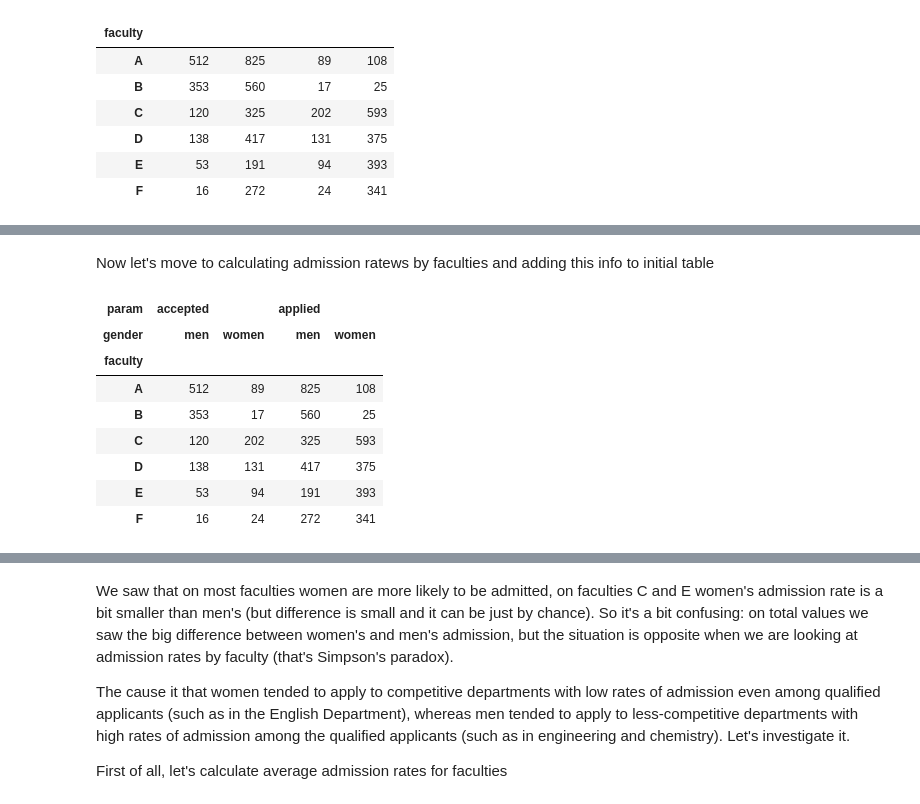
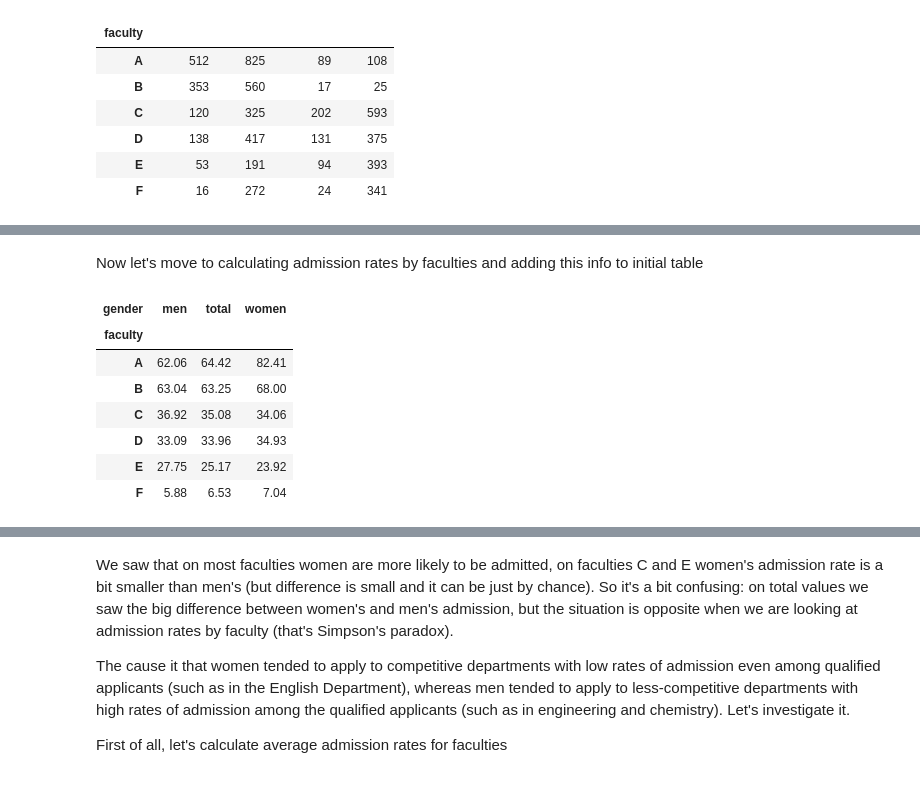
Before and after one commit to feelthelearn/useful_python_code, a Jupyter notebook: Pandas_MultiIndex/multiindex_example.ipynb, the cells around one changed output, grey strips where cells are left out. Cells and saved outputs as stored; diff of their text form; code cells hidden in the pictures.

```diff
--- a/Pandas_MultiIndex/multiindex_example.ipynb
+++ b/Pandas_MultiIndex/multiindex_example.ipynb
@@ -82,0 +85,3 @@ Name: (women, applied), dtype: float64
+# %%
+df_total = (df['men'] + df['women']).T
+df_total.T
@@ -82,0 +97,5 @@ Name: (women, applied), dtype: float64
+# %%
+df_total['gender'] = 'total'
+df_total.set_index('gender', append = True, inplace = True)
+df_total = df_total.reorder_levels(['gender', 'param']).T
+df_total
@@ -82,0 +112,3 @@ Name: (women, applied), dtype: float64
+# %%
+df = pd.concat([df, df_total], axis = 1)
+df
@@ -83,16 +125,15 @@ Name: (women, applied), dtype: float64
 # %% [markdown]
-Now let's move to calculating admission ratews by faculties and adding this info to initial table
+Now let's move to calculating admission rates by faculties and adding this info to initial table
 # %%
-# for convenience let's change the order of levels
-df = df.reorder_levels(['param', 'gender'], axis = 1).sort_index(level=0, axis = 1)
-df
+df_inv = df.reorder_levels(['param', 'gender'], axis = 1).sort_index(level = 0, axis = 1)
+admitted_perc = (100*df_inv.accepted/df_inv.applied).applymap(round_2digits)
+admitted_perc
 # %% [output]
-| param | accepted |  | applied |  |
-| gender | men | women | men | women |
-| faculty |  |  |  |  |
-| A | 512 | 89 | 825 | 108 |
-| B | 353 | 17 | 560 | 25 |
-| C | 120 | 202 | 325 | 593 |
-| D | 138 | 131 | 417 | 375 |
-| E | 53 | 94 | 191 | 393 |
-| F | 16 | 24 | 272 | 341 |
+| gender | men | total | women |
+| faculty |  |  |  |
+| A | 62.06 | 64.42 | 82.41 |
+| B | 63.04 | 63.25 | 68.00 |
+| C | 36.92 | 35.08 | 34.06 |
+| D | 33.09 | 33.96 | 34.93 |
+| E | 27.75 | 25.17 | 23.92 |
+| F | 5.88 | 6.53 | 7.04 |
```
Also changed, not shown: parts of 14 cells of this notebook.
